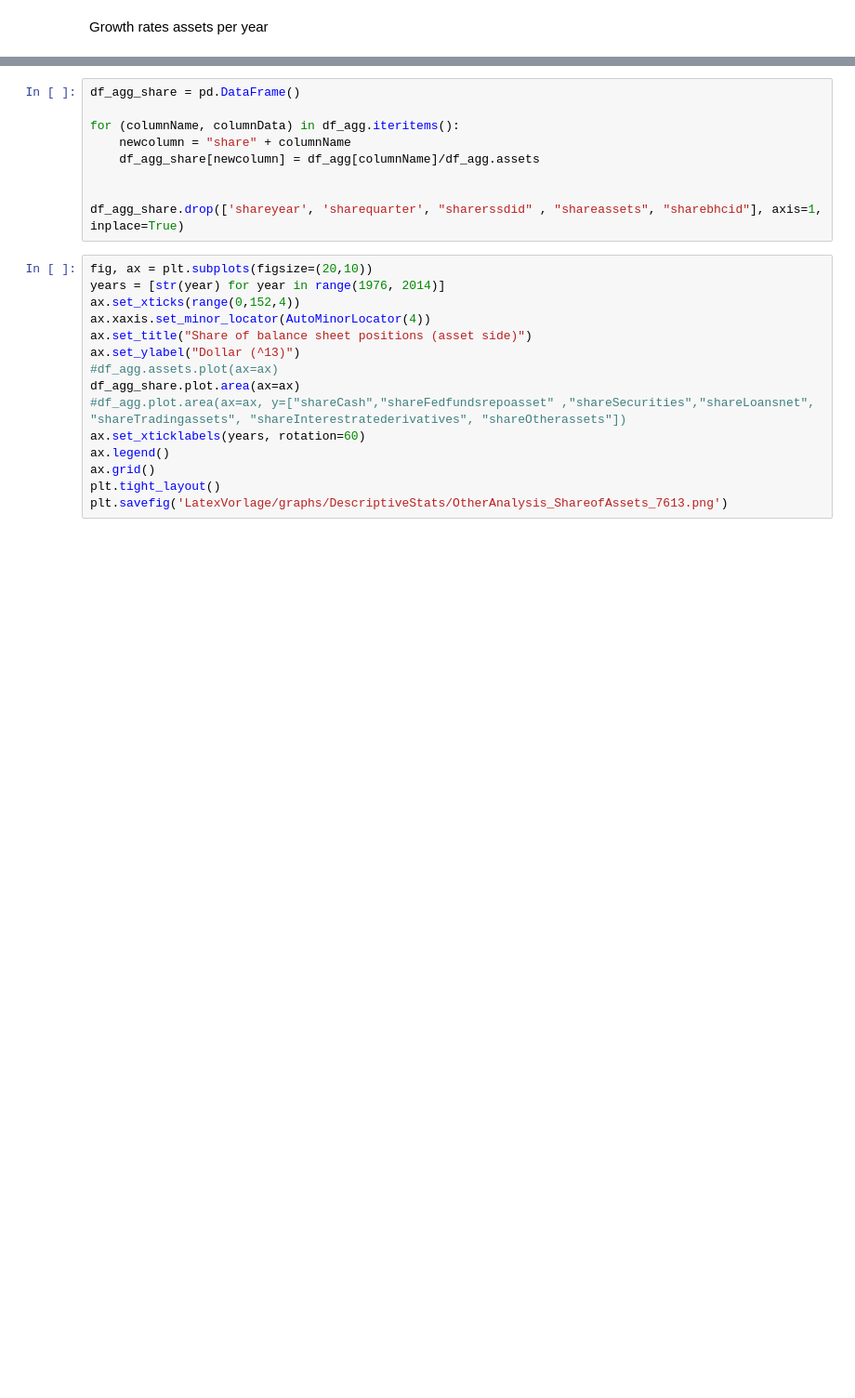
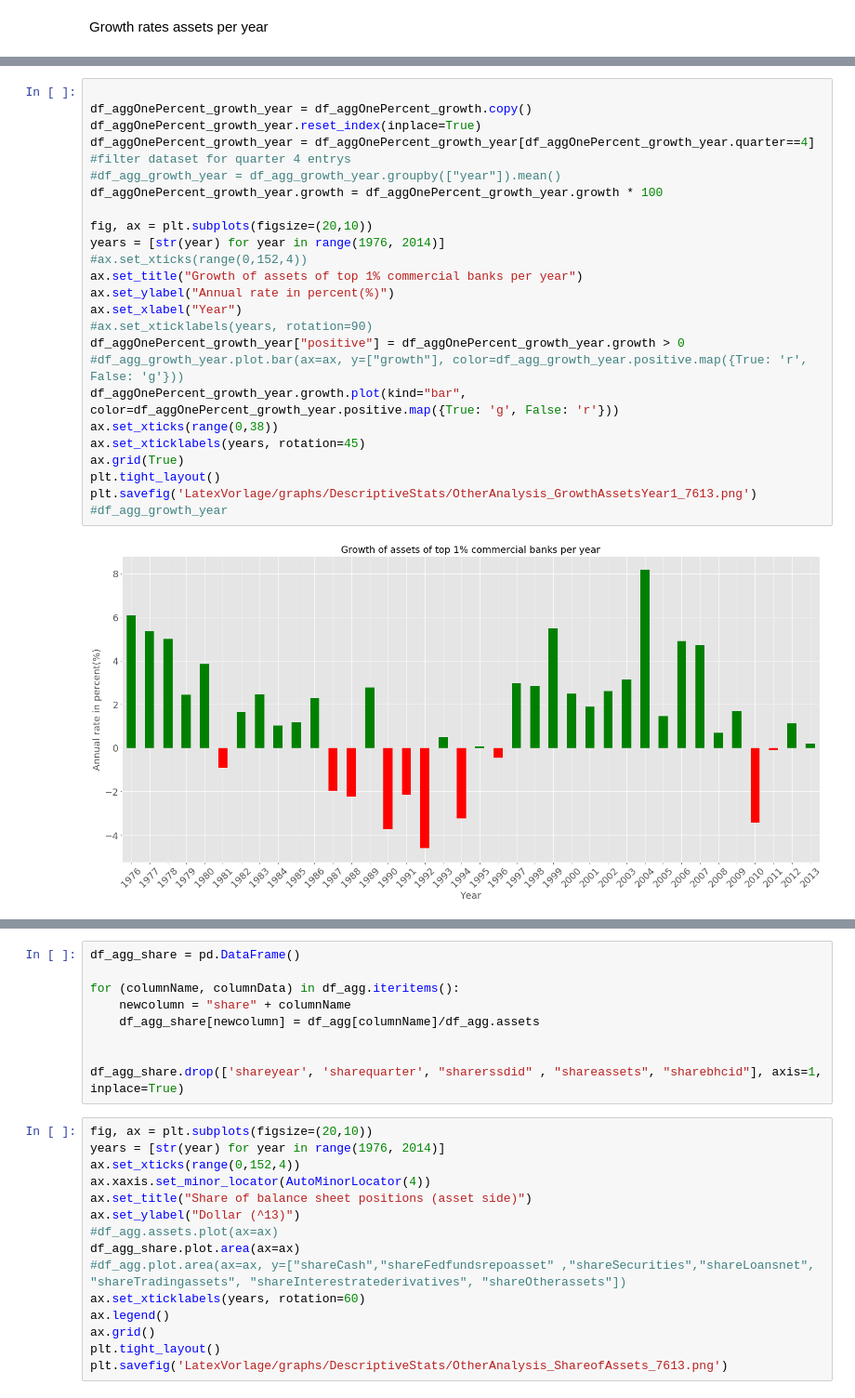
Before and after one commit to Alex-Telonic/BachelorThesisASch, a Jupyter notebook: OtherDescriptiveAnalysis.ipynb, the cells around one changed output, grey strips where cells are left out. Shown at 93% size. Cells and saved outputs as stored; diff of their text form; blank space fills up the shorter version.

```diff
--- a/OtherDescriptiveAnalysis.ipynb
+++ b/OtherDescriptiveAnalysis.ipynb
@@ -553,0 +711,26 @@ plt.savefig('LatexVorlage/graphs/DescriptiveStats/OtherAnalysis_GrowthAssetsYear
+# %%
+
+df_aggOnePercent_growth_year = df_aggOnePercent_growth.copy()
+df_aggOnePercent_growth_year.reset_index(inplace=True)
+df_aggOnePercent_growth_year = df_aggOnePercent_growth_year[df_aggOnePercent_growth_year.quarter==4] #filter dataset for quarter 4 entrys
+#df_agg_growth_year = df_agg_growth_year.groupby(["year"]).mean()
+df_aggOnePercent_growth_year.growth = df_aggOnePercent_growth_year.growth * 100
+
+fig, ax = plt.subplots(figsize=(20,10))
+years = [str(year) for year in range(1976, 2014)]
+#ax.set_xticks(range(0,152,4))
+ax.set_title("Growth of assets of top 1% commercial banks per year")
+ax.set_ylabel("Annual rate in percent(%)")
+ax.set_xlabel("Year")
+#ax.set_xticklabels(years, rotation=90)
+df_aggOnePercent_growth_year["positive"] = df_aggOnePercent_growth_year.growth > 0
+#df_agg_growth_year.plot.bar(ax=ax, y=["growth"], color=df_agg_growth_year.positive.map({True: 'r', False: 'g'}))
+df_aggOnePercent_growth_year.growth.plot(kind="bar", color=df_aggOnePercent_growth_year.positive.map({True: 'g', False: 'r'}))
+ax.set_xticks(range(0,38))
+ax.set_xticklabels(years, rotation=45)
+ax.grid(True)
+plt.tight_layout()
+plt.savefig('LatexVorlage/graphs/DescriptiveStats/OtherAnalysis_GrowthAssetsYear1_7613.png')
+#df_agg_growth_year
+# %% [output]
+[figure, added]
```
Also changed, not shown: parts of 32 cells of this notebook, 9 other files.
